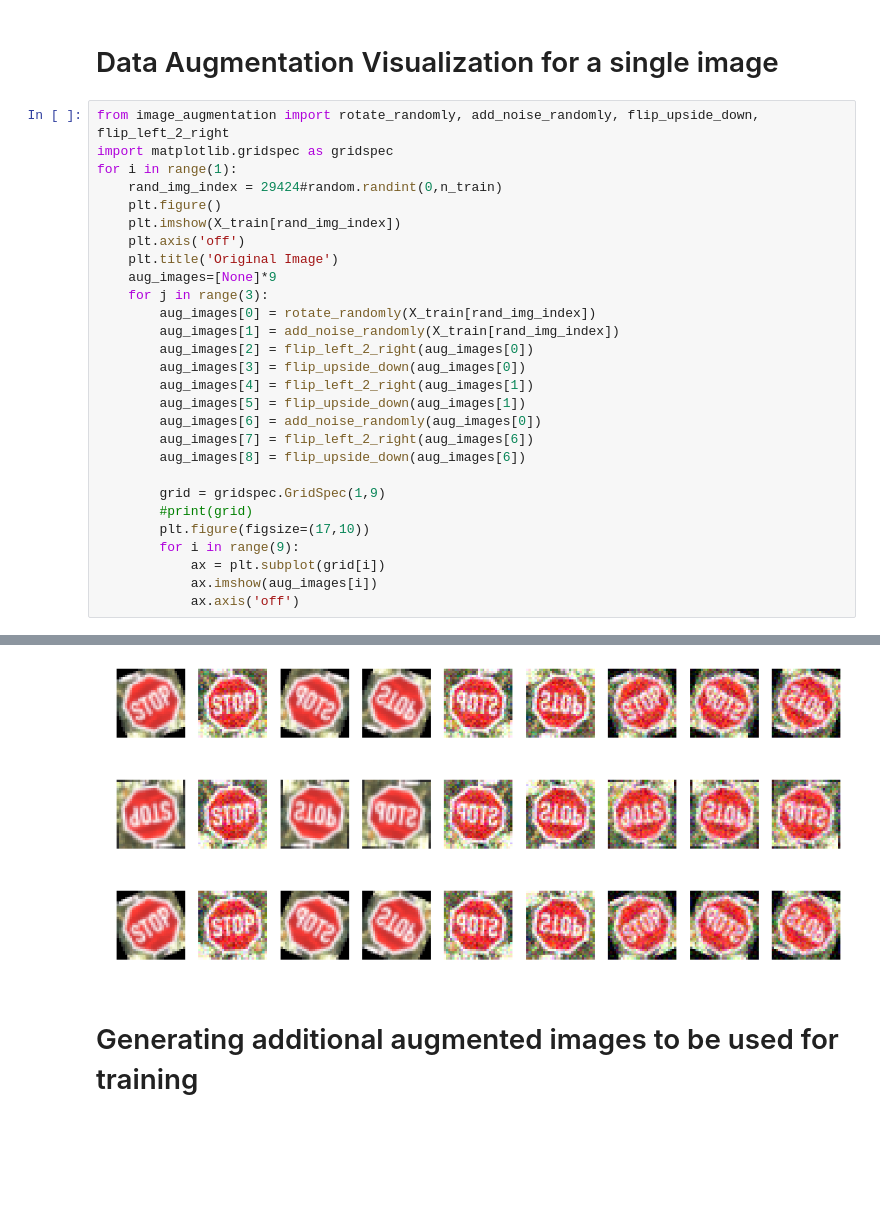
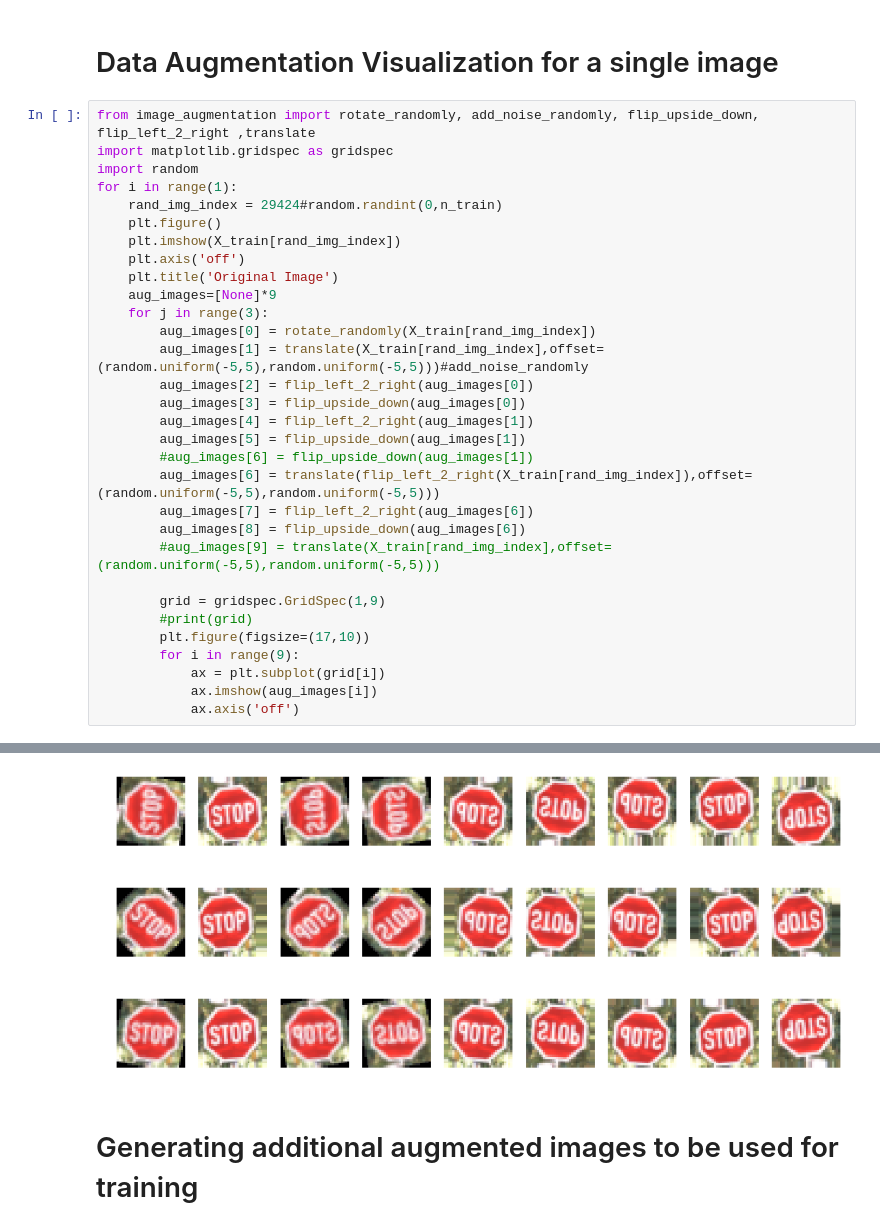
Before and after one commit to aakashkardam/Traffic_Sign_Classifier_Udacity_Project_3, a Jupyter notebook: Traffic_Sign_Classifier.ipynb, the cells around one changed output, grey strips where cells are left out. Drawn from its saved outputs; the diff is of its cells as text; blank space fills up the shorter version.

```diff
--- a/Traffic_Sign_Classifier.ipynb
+++ b/Traffic_Sign_Classifier.ipynb
@@ -123,38 +123,41 @@ plt.show()
 # %% [markdown]
 # Data Augmentation Visualization for a single image
 # %%
-from image_augmentation import rotate_randomly, add_noise_randomly, flip_upside_down, flip_left_2_right
+from image_augmentation import rotate_randomly, add_noise_randomly, flip_upside_down, flip_left_2_right ,translate
 import matplotlib.gridspec as gridspec
+import random
 for i in range(1):
     rand_img_index = 29424#random.randint(0,n_train)
     plt.figure()
     plt.imshow(X_train[rand_img_index])
     plt.axis('off')
     plt.title('Original Image')
     aug_images=[None]*9
     for j in range(3):
         aug_images[0] = rotate_randomly(X_train[rand_img_index])
-        aug_images[1] = add_noise_randomly(X_train[rand_img_index])
+        aug_images[1] = translate(X_train[rand_img_index],offset=(random.uniform(-5,5),random.uniform(-5,5)))#add_noise_randomly
         aug_images[2] = flip_left_2_right(aug_images[0])
         aug_images[3] = flip_upside_down(aug_images[0])
         aug_images[4] = flip_left_2_right(aug_images[1])
         aug_images[5] = flip_upside_down(aug_images[1])
-        aug_images[6] = add_noise_randomly(aug_images[0])
+        #aug_images[6] = flip_upside_down(aug_images[1])
+        aug_images[6] = translate(flip_left_2_right(X_train[rand_img_index]),offset=(random.uniform(-5,5),random.uniform(-5,5)))
         aug_images[7] = flip_left_2_right(aug_images[6])
         aug_images[8] = flip_upside_down(aug_images[6])
+        #aug_images[9] = translate(X_train[rand_img_index],offset=(random.uniform(-5,5),random.uniform(-5,5)))
 
         grid = gridspec.GridSpec(1,9)
         #print(grid)
         plt.figure(figsize=(17,10))
         for i in range(9):
             ax = plt.subplot(grid[i])
             ax.imshow(aug_images[i])
             ax.axis('off')
 # %% [output]
 [figure]
-[figure, old version]
+[figure, new version]
-[figure, old version]
+[figure, new version]
-[figure, old version]
+[figure, new version]
 # %% [markdown]
 # Generating additional augmented images to be used for training
 # %%
```
Also changed, not shown: parts of 14 cells of this notebook.
